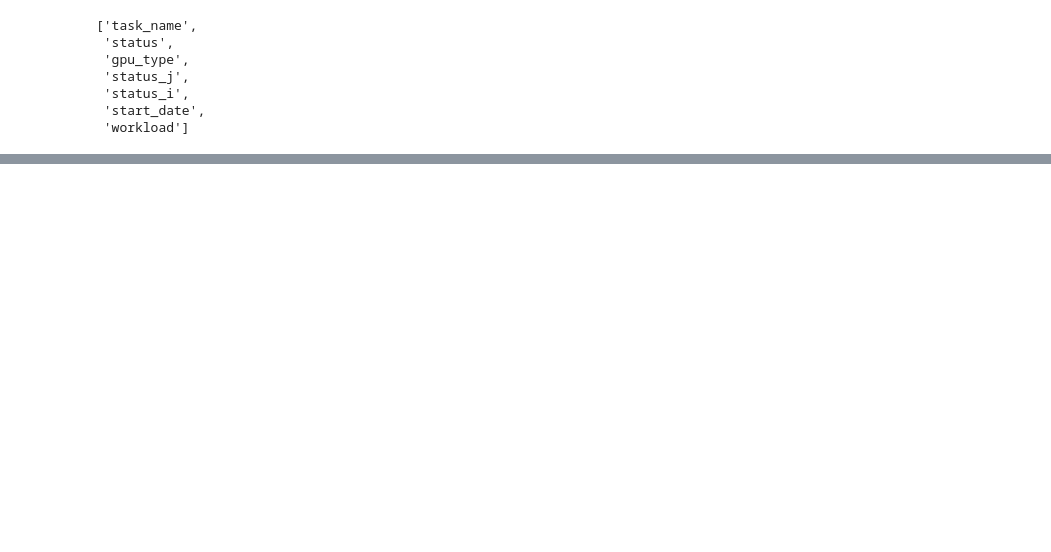
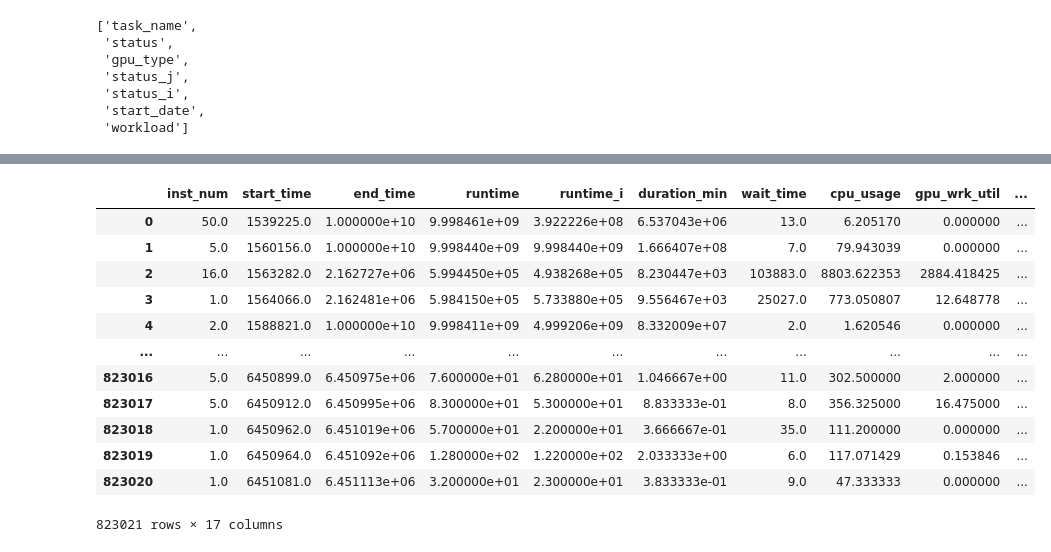
Before and after one commit to shubhamojha1/research_work, a Jupyter notebook: data/other/data_manipulation.ipynb, the cells around one changed output, grey strips where cells are left out. Saved outputs shown, nothing was run; the diff lists cells and outputs as text; code cells hidden in the pictures; blank space fills up the shorter version.

```diff
--- a/data/other/data_manipulation.ipynb
+++ b/data/other/data_manipulation.ipynb
@@ -73,0 +128,8 @@ df['start_date'] = pd.to_datetime(df['start_date'])
+# %%
+df['timestamp'] = (df['start_date'] - pd.Timestamp('1970-01-01 00:00:00')) // pd.Timedelta(seconds=1)
+# %%
+df.set_index('timestamp', inplace=True)
+# %%
+df.sort_index(inplace=True)
+# %%
+df.reset_index(inplace=True)
@@ -73,0 +174,16 @@ df['start_date'] = pd.to_datetime(df['start_date'])
+# %%
+df[numerical_cols]
+# %% [output]
+|  | inst_num | start_time | end_time | runtime | runtime_i | duration_min | wait_time | cpu_usage | gpu_wrk_util | ... |
+| 0 | 50.0 | 1539225.0 | 1.000000e+10 | 9.998461e+09 | 3.922226e+08 | 6.537043e+06 | 13.0 | 6.205170 | 0.000000 | ... |
+| 1 | 5.0 | 1560156.0 | 1.000000e+10 | 9.998440e+09 | 9.998440e+09 | 1.666407e+08 | 7.0 | 79.943039 | 0.000000 | ... |
+| 2 | 16.0 | 1563282.0 | 2.162727e+06 | 5.994450e+05 | 4.938268e+05 | 8.230447e+03 | 103883.0 | 8803.622353 | 2884.418425 | ... |
+| 3 | 1.0 | 1564066.0 | 2.162481e+06 | 5.984150e+05 | 5.733880e+05 | 9.556467e+03 | 25027.0 | 773.050807 | 12.648778 | ... |
+| 4 | 2.0 | 1588821.0 | 1.000000e+10 | 9.998411e+09 | 4.999206e+09 | 8.332009e+07 | 2.0 | 1.620546 | 0.000000 | ... |
+| ... | ... | ... | ... | ... | ... | ... | ... | ... | ... | ... |
+| 823016 | 5.0 | 6450899.0 | 6.450975e+06 | 7.600000e+01 | 6.280000e+01 | 1.046667e+00 | 11.0 | 302.500000 | 2.000000 | ... |
+| 823017 | 5.0 | 6450912.0 | 6.450995e+06 | 8.300000e+01 | 5.300000e+01 | 8.833333e-01 | 8.0 | 356.325000 | 16.475000 | ... |
+| 823018 | 1.0 | 6450962.0 | 6.451019e+06 | 5.700000e+01 | 2.200000e+01 | 3.666667e-01 | 35.0 | 111.200000 | 0.000000 | ... |
+| 823019 | 1.0 | 6450964.0 | 6.451092e+06 | 1.280000e+02 | 1.220000e+02 | 2.033333e+00 | 6.0 | 117.071429 | 0.153846 | ... |
+| 823020 | 1.0 | 6451081.0 | 6.451113e+06 | 3.200000e+01 | 2.300000e+01 | 3.833333e-01 | 9.0 | 47.333333 | 0.000000 | ... |
+823021 rows × 17 columns
```
Also changed, not shown: parts of 36 cells of this notebook.
